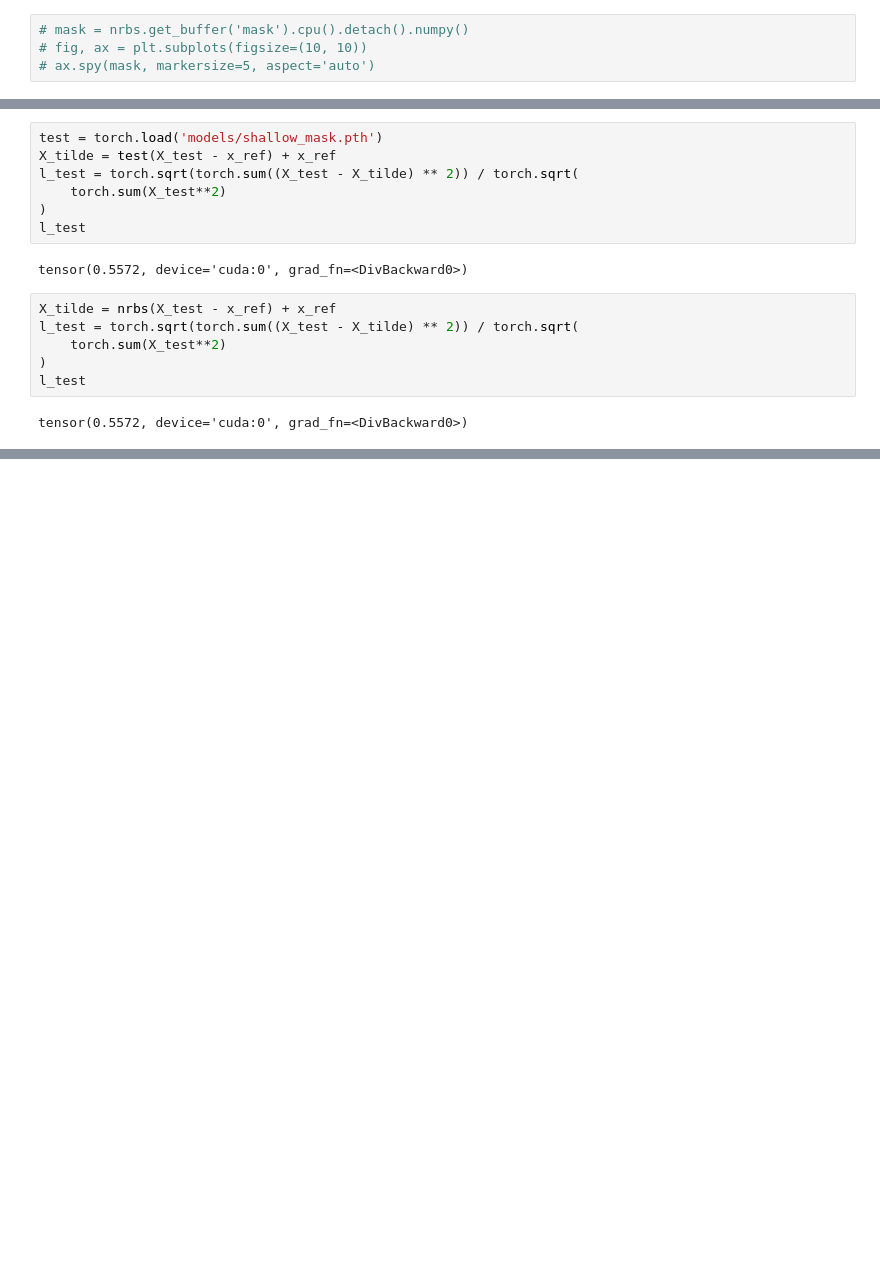
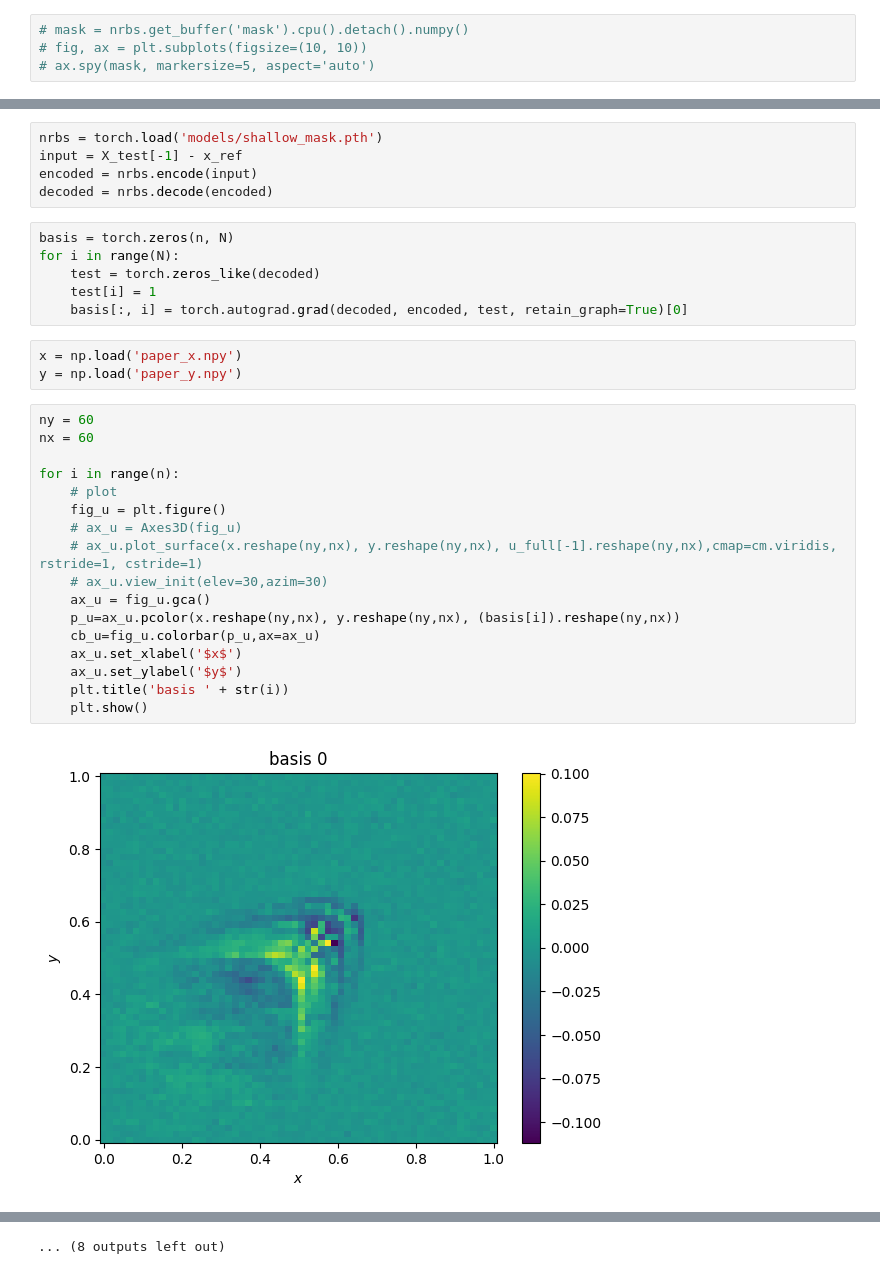
Before and after one commit to peiyichen1995/ROM, a Jupyter notebook: gary.ipynb, the cells around one changed output, grey strips where cells are left out. Drawn from its saved outputs; the diff is of its cells as text; blank space fills up the shorter version.

```diff
--- a/gary.ipynb
+++ b/gary.ipynb
@@ -135,17 +140,33 @@ torch.save(nrbs, 'models/shallow_mask.pth')
-# %%
-test = torch.load('models/shallow_mask.pth')
-X_tilde = test(X_test - x_ref) + x_ref
-l_test = torch.sqrt(torch.sum((X_test - X_tilde) ** 2)) / torch.sqrt(
-    torch.sum(X_test**2)
-)
-l_test
-# %% [output]
-tensor(0.5572, device='cuda:0', grad_fn=<DivBackward0>)
-# %%
-X_tilde = nrbs(X_test - x_ref) + x_ref
-l_test = torch.sqrt(torch.sum((X_test - X_tilde) ** 2)) / torch.sqrt(
-    torch.sum(X_test**2)
-)
-l_test
-# %% [output]
-tensor(0.5572, device='cuda:0', grad_fn=<DivBackward0>)
+# %%
+nrbs = torch.load('models/shallow_mask.pth')
+input = X_test[-1] - x_ref
+encoded = nrbs.encode(input)
+decoded = nrbs.decode(encoded)
+# %%
+basis = torch.zeros(n, N)
+for i in range(N):
+    test = torch.zeros_like(decoded)
+    test[i] = 1
+    basis[:, i] = torch.autograd.grad(decoded, encoded, test, retain_graph=True)[0]
+# %%
+x = np.load('paper_x.npy')
+y = np.load('paper_y.npy')
+# %%
+ny = 60
+nx = 60
+
+for i in range(n):
+    # plot
+    fig_u = plt.figure()
+    # ax_u = Axes3D(fig_u)
+    # ax_u.plot_surface(x.reshape(ny,nx), y.reshape(ny,nx), u_full[-1].reshape(ny,nx),cmap=cm.viridis, rstride=1, cstride=1)
+    # ax_u.view_init(elev=30,azim=30)
+    ax_u = fig_u.gca()
+    p_u=ax_u.pcolor(x.reshape(ny,nx), y.reshape(ny,nx), (basis[i]).reshape(ny,nx))
+    cb_u=fig_u.colorbar(p_u,ax=ax_u)
+    ax_u.set_xlabel('$x$')
+    ax_u.set_ylabel('$y$')
+    plt.title('basis ' + str(i))
+    plt.show()
+# %% [output]
+[figure, added]
@@ -151,0 +184 @@ tensor(0.5572, device='cuda:0', grad_fn=<DivBackward0>)
+... (8 outputs left out)
```
Also changed, not shown: parts of 3 cells of this notebook, 5 other files.
